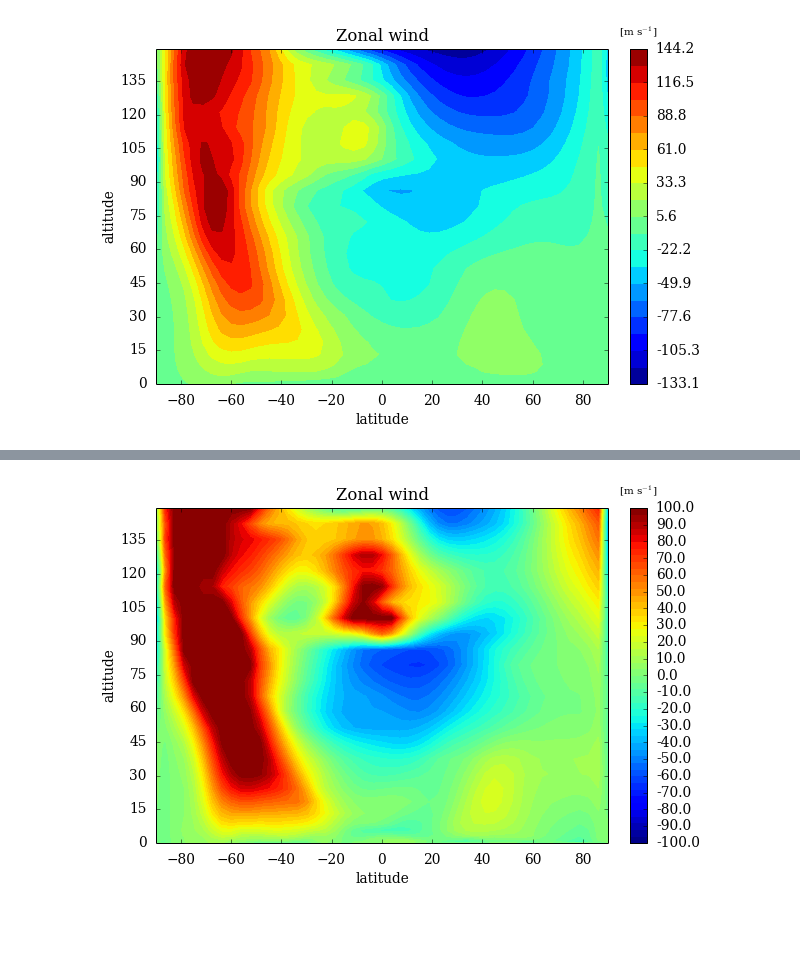
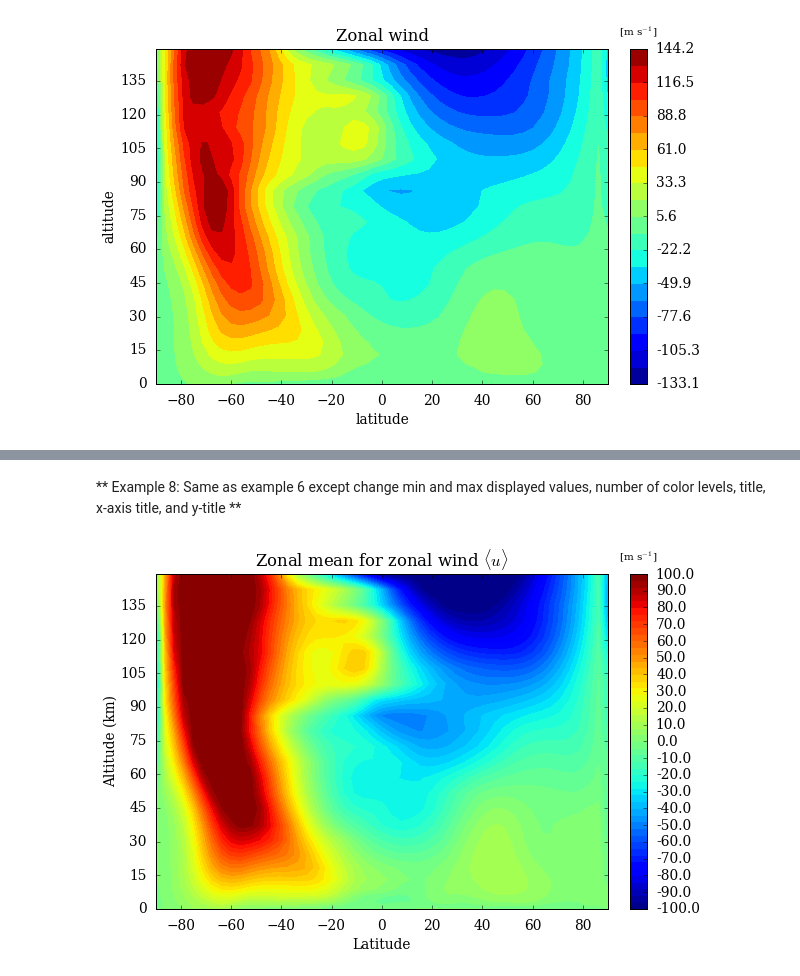
Before and after one commit to aymeric-spiga/planetoplot, a Jupyter notebook: planetoplot_tutorial.ipynb, the cells around one changed output, grey strips where cells are left out. Cells and saved outputs as stored; diff of their text form; code cells hidden in the pictures; blank space fills up the shorter version.

```diff
--- a/planetoplot_tutorial.ipynb
+++ b/planetoplot_tutorial.ipynb
@@ -58,4 +149,8 @@ This allows you to easily and quickly plot a field saved in a netCDF file.
+# %% [markdown]
+** Example 8: Same as example 6 except change min and max displayed values, number of color levels, title, x-axis title, and y-title **
 # %%
-%run pp.py diagfired.nc -v u -t 0.9 -x 0 -N -100 -M 100 -D 50
+%run pp.py diagfired.nc -v u -t 0.9 -x -175,180 \
+      -N -100 -M 100 -D 50 \
+      -T "Zonal mean for zonal wind $\langle u \rangle$" -X 'Latitude' -Y 'Altitude (km)'
 # %% [output]
-[figure, old version]
+[figure, new version]
```
Also changed, not shown: parts of 66 cells of this notebook.
